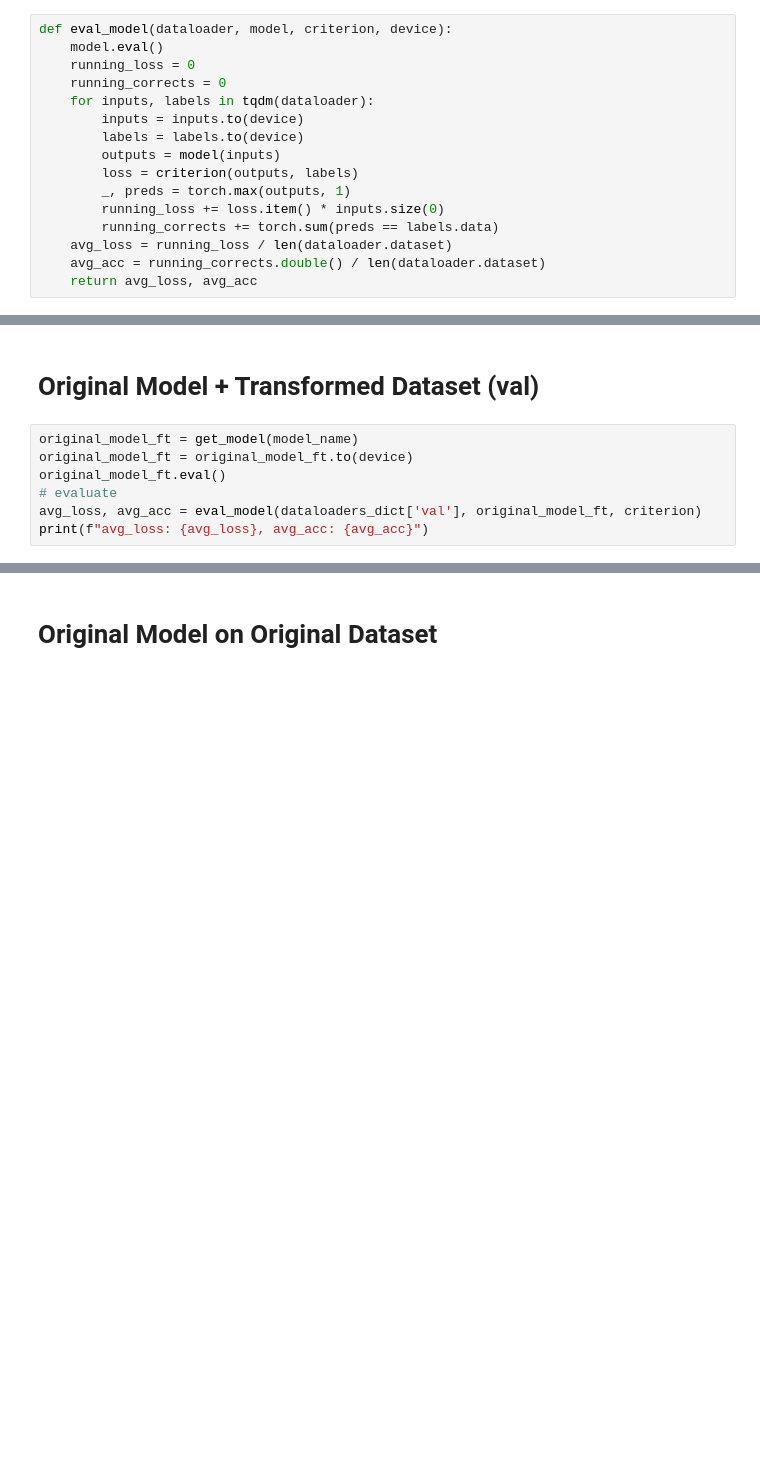
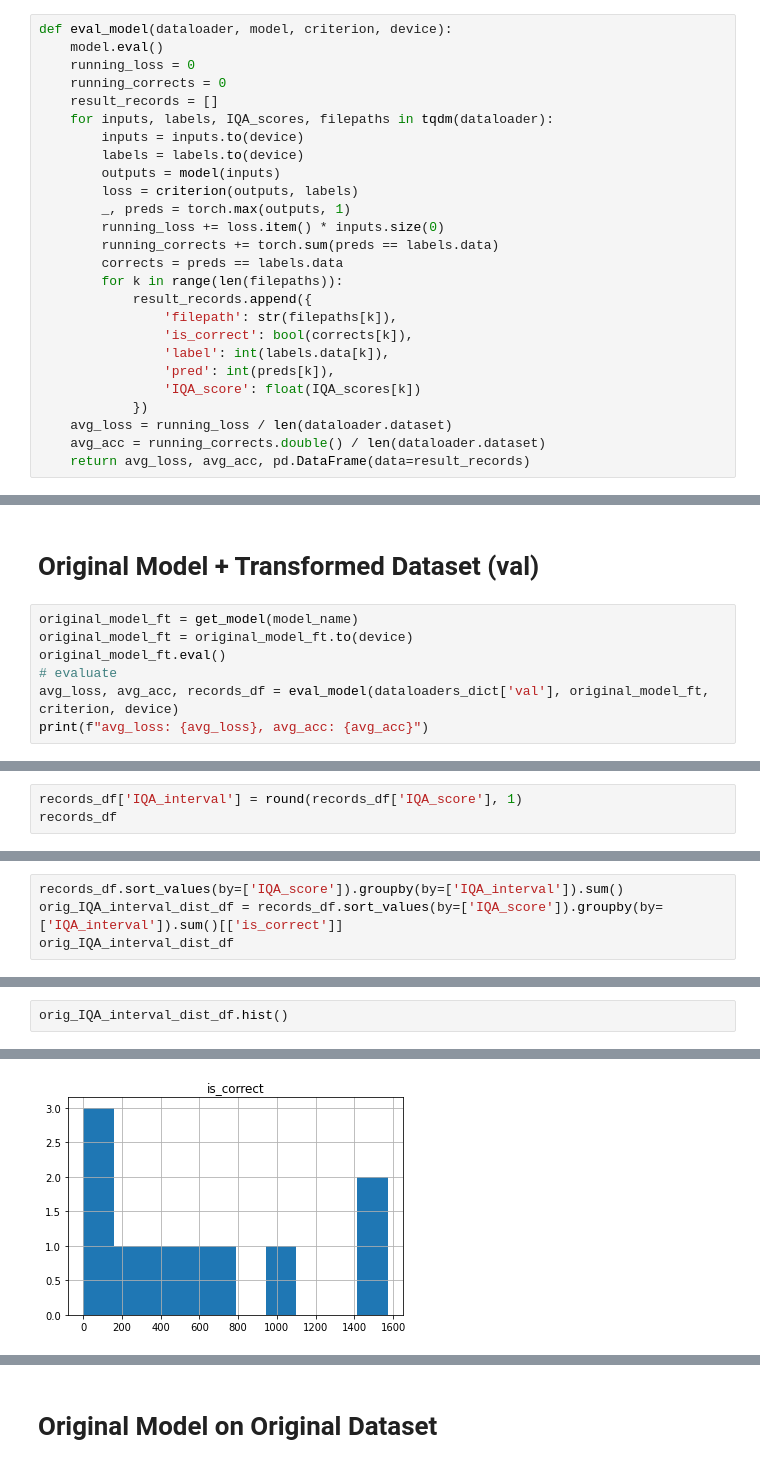
Before and after one commit to carolineeeeeee/automating_requirements, a Jupyter notebook: verifying2/finetune.ipynb, the cells around one changed output, grey strips where cells are left out. Saved outputs shown, nothing was run; the diff lists cells and outputs as text; blank space fills up the shorter version.

```diff
--- a/verifying2/finetune.ipynb
+++ b/verifying2/finetune.ipynb
@@ -121,7 +163,8 @@ def eval_model(dataloader, model, criterion, device):
     model.eval()
     running_loss = 0
     running_corrects = 0
-    for inputs, labels in tqdm(dataloader):
+    result_records = []
+    for inputs, labels, IQA_scores, filepaths in tqdm(dataloader):
         inputs = inputs.to(device)
         labels = labels.to(device)
         outputs = model(inputs)
@@ -129,9 +172,18 @@ def eval_model(dataloader, model, criterion, device):
         _, preds = torch.max(outputs, 1)
         running_loss += loss.item() * inputs.size(0)
         running_corrects += torch.sum(preds == labels.data)
+        corrects = preds == labels.data
+        for k in range(len(filepaths)):
+            result_records.append({
+                'filepath': str(filepaths[k]),
+                'is_correct': bool(corrects[k]),
+                'label': int(labels.data[k]),
+                'pred': int(preds[k]),
+                'IQA_score': float(IQA_scores[k])
+            })
     avg_loss = running_loss / len(dataloader.dataset)
     avg_acc = running_corrects.double() / len(dataloader.dataset)
-    return avg_loss, avg_acc
+    return avg_loss, avg_acc, pd.DataFrame(data=result_records)
 # %%
 def set_parameter_requires_grad(model, feature_extracting):
     if feature_extracting:
@@ -205,6 +354,6 @@ original_model_ft = get_model(model_name)
 original_model_ft = original_model_ft.to(device)
 original_model_ft.eval()
 # evaluate
-avg_loss, avg_acc = eval_model(dataloaders_dict['val'], original_model_ft, criterion)
+avg_loss, avg_acc, records_df = eval_model(dataloaders_dict['val'], original_model_ft, criterion, device)
 print(f"avg_loss: {avg_loss}, avg_acc: {avg_acc}")
 # %% [output]
@@ -211,0 +361,3 @@ avg_loss: 0.6363577985350043, avg_acc: 0.8244
+# %%
+records_df['IQA_interval'] = round(records_df['IQA_score'], 1)
+records_df
@@ -211,0 +378,4 @@ avg_loss: 0.6363577985350043, avg_acc: 0.8244
+# %%
+records_df.sort_values(by=['IQA_score']).groupby(by=['IQA_interval']).sum()
+orig_IQA_interval_dist_df = records_df.sort_values(by=['IQA_score']).groupby(by=['IQA_interval']).sum()[['is_correct']]
+orig_IQA_interval_dist_df
@@ -211,0 +395,3 @@ avg_loss: 0.6363577985350043, avg_acc: 0.8244
+# %%
+orig_IQA_interval_dist_df.hist()
+# %% [output]
@@ -211,0 +399 @@ avg_loss: 0.6363577985350043, avg_acc: 0.8244
+[figure, added]
```
Also changed, not shown: parts of 29 cells of this notebook, 2 other files.
